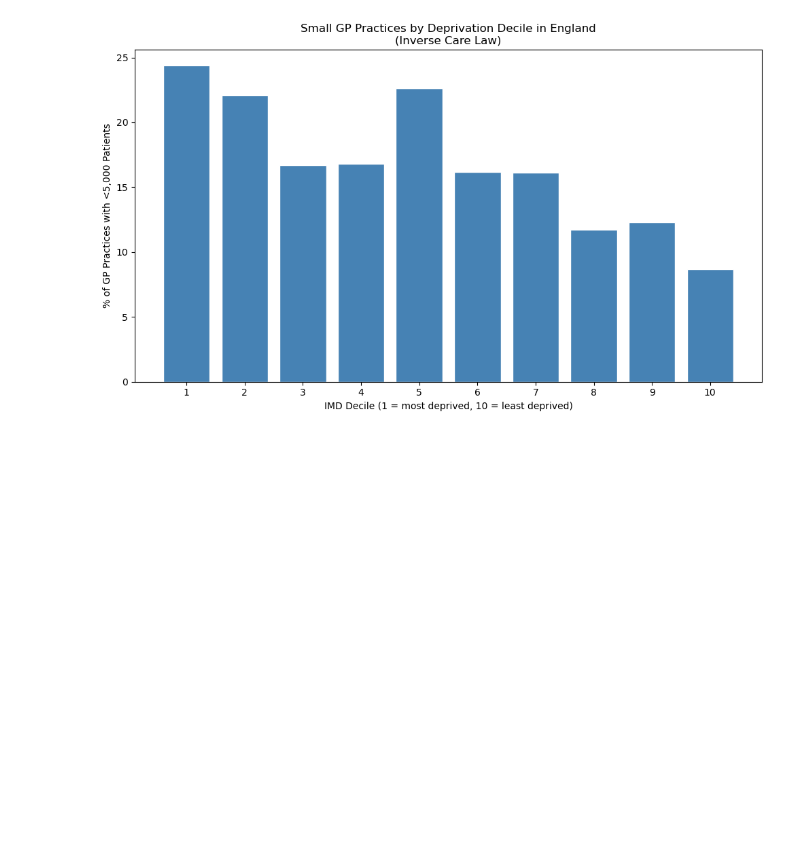
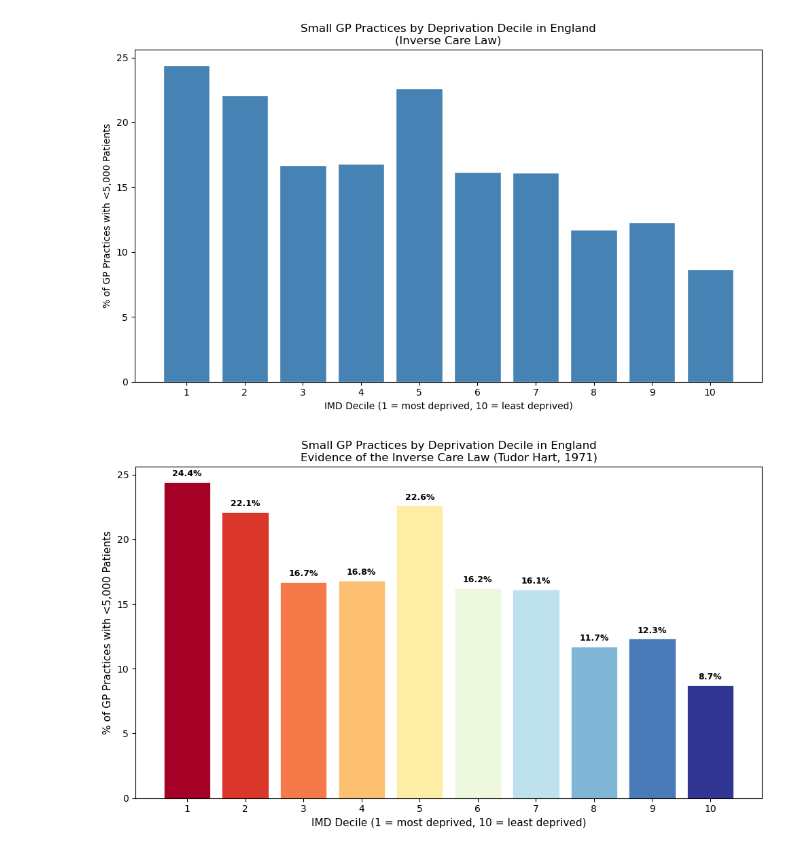
Before and after one commit to Lyra-cb/NHS_Data_Explorer, a Jupyter notebook: NHS_explorer_01.ipynb, the cells around one changed output. Cells and saved outputs as stored; diff of their text form; code cells hidden in the pictures; blank space fills up the shorter version.

Commit message:
Add colour gradient to small practices chart

```diff
--- a/NHS_explorer_01.ipynb
+++ b/NHS_explorer_01.ipynb
@@ -430,3 +430,30 @@ plt.tight_layout()
 plt.show()
 # %% [output]
 [figure]
+# %%
+import matplotlib.pyplot as plt
+import matplotlib.colors as mcolors
+import numpy as np
+
+# Create colour gradient from dark red to dark blue
+colors = plt.cm.RdYlBu(np.linspace(0, 1, 10))
+
+fig, ax = plt.subplots(figsize=(10, 6))
+
+bars = ax.bar(small_by_decile.index, small_by_decile['percentage_small'],
+              color=colors, edgecolor='white', linewidth=0.5)
+
+# Add percentage labels above each bar
+for bar, pct in zip(bars, small_by_decile['percentage_small']):
+    ax.text(bar.get_x() + bar.get_width()/2, bar.get_height() + 0.3,
+            f'{pct}%', ha='center', va='bottom', fontsize=9, fontweight='bold')
+
+ax.set_xlabel('IMD Decile (1 = most deprived, 10 = least deprived)', fontsize=11)
+ax.set_ylabel('% of GP Practices with <5,000 Patients', fontsize=11)
+ax.set_title('Small GP Practices by Deprivation Decile in England\nEvidence of the Inverse Care Law (Tudor Hart, 1971)', fontsize=12)
+ax.set_xticks(range(1, 11))
+
+plt.tight_layout()
+plt.show()
+# %% [output]
+[figure, added]
```
Also changed, not shown: 2 other files.
